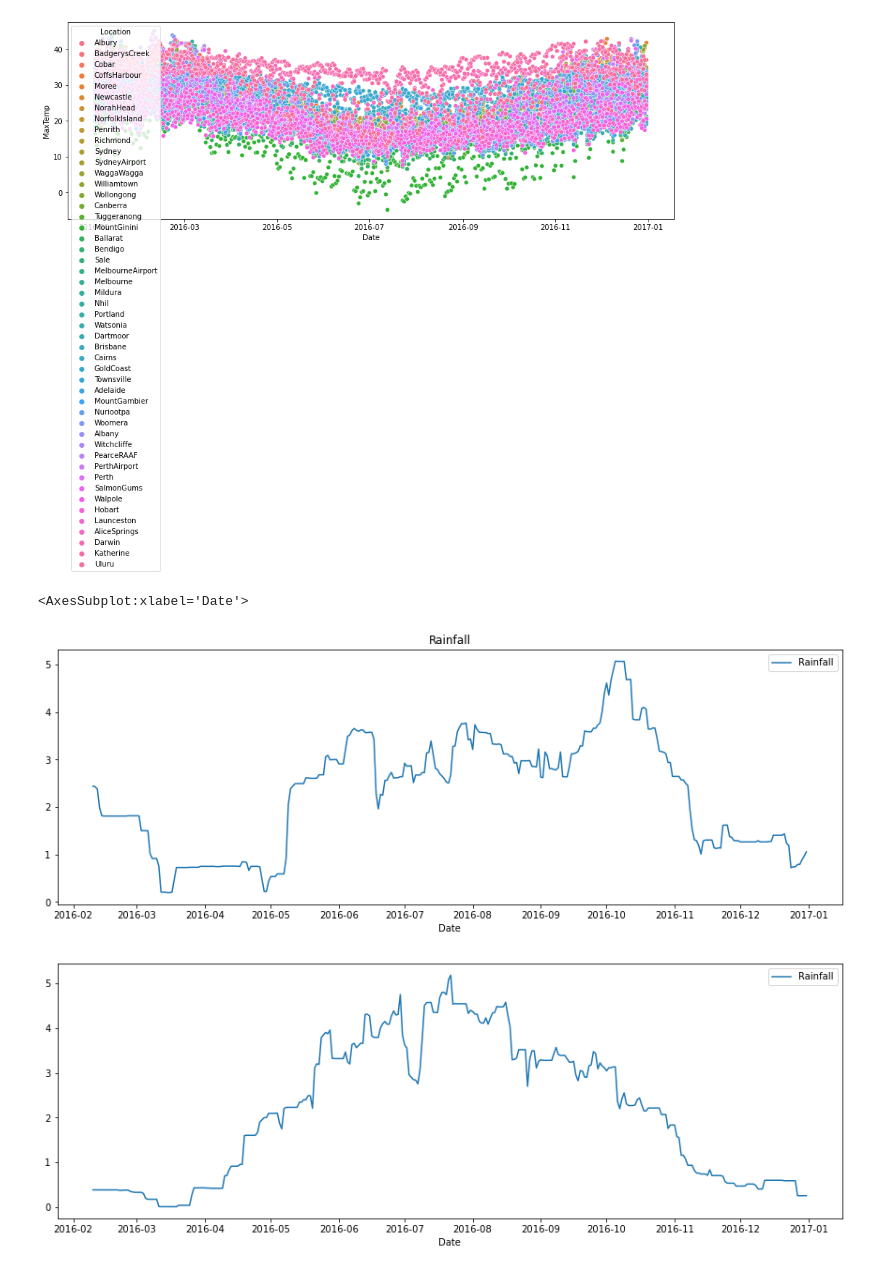
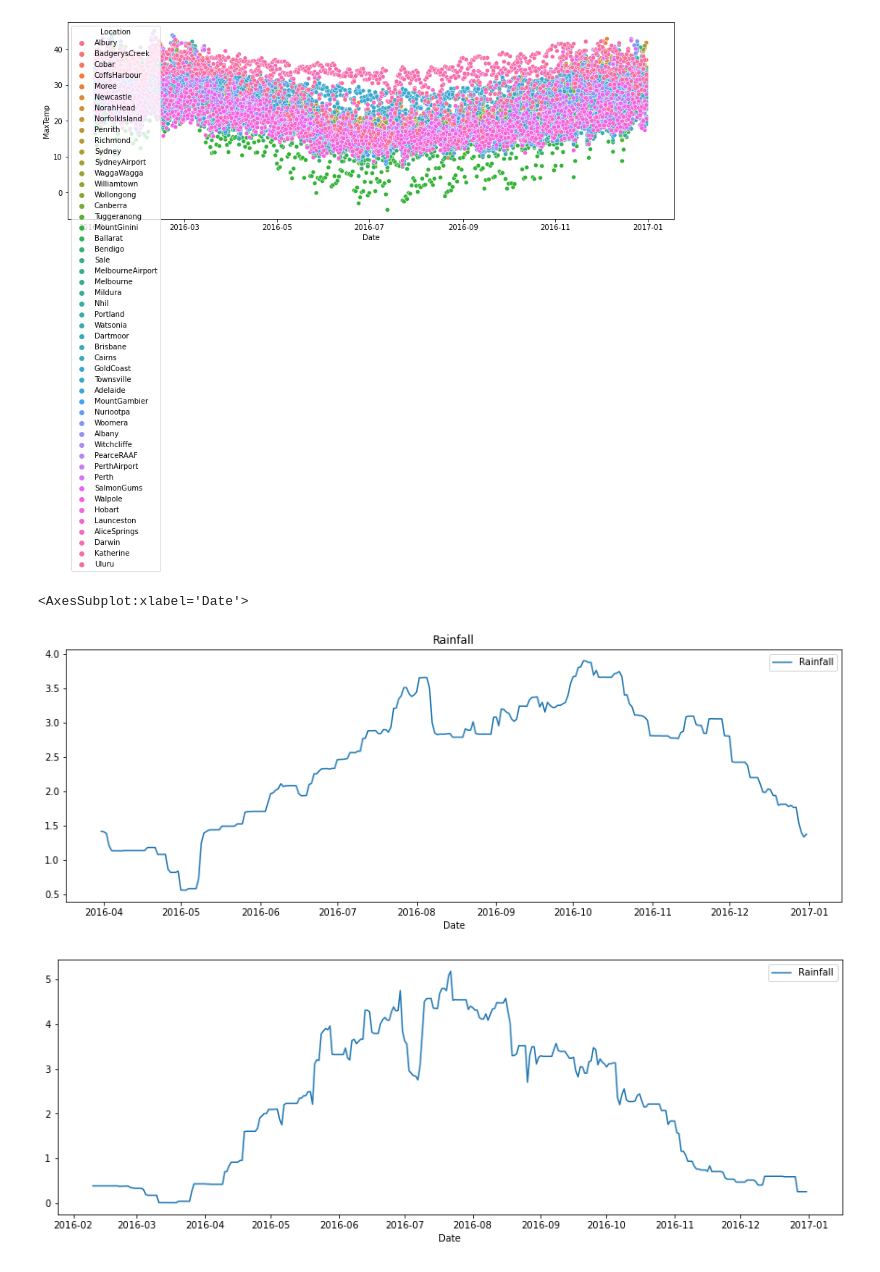
Before and after one commit to Paul-Austria/KIDSMiniProjekt, a Jupyter notebook: MiniProject.ipynb, the cells around one changed output. Drawn from its saved outputs; the diff is of its cells as text; code cells hidden in the pictures.

```diff
--- a/MiniProject.ipynb
+++ b/MiniProject.ipynb
@@ -28,12 +30,2 @@ memory usage: 23.6+ MB
 # %%
 weatherData["Date"] = pd.to_datetime(weatherData["Date"])
-# %%
-def convertToBool(value):
-    if value == "No":
-        return False
-    return True;
-
-weatherData["RainTodayBool"] = weatherData["RainToday"].map(convertToBool)
-weatherData["RainTomorrowBool"] = weatherData["RainTomorrow"].map(convertToBool)
-weatherData.drop("RainToday",inplace=True, axis=1)
-weatherData.drop("RainTomorrow",inplace=True, axis=1)
@@ -79,17 +91,17 @@ sns.scatterplot(data = dataFrom2016,y="MaxTemp", x='Date', hue='Location')
 # %%
 albury2016 = dataFrom2016.loc[dataFrom2016["Location"]=="Albury"];
 rainfall = albury2016[["Date", "Rainfall"]]
 rainfall.set_index('Date',inplace=True)
 plt.figure(figsize=(15,5))
 plt.title("Rainfall")
-sns.lineplot(data = rainfall.rolling(window=40).mean() , dashes=False)
+sns.lineplot(data = rainfall.rolling(window=90).mean() , dashes=False)
 
 Perth = dataFrom2016.loc[dataFrom2016["Location"]=="Perth"];
 rainfall = Perth[["Date", "Rainfall"]]
 rainfall.set_index('Date',inplace=True)
 plt.figure(figsize=(15,5))
 sns.lineplot(data = rainfall.rolling(window=40).mean() , dashes=False)
 # %% [output]
 <AxesSubplot:xlabel='Date'>
-[figure, old version]
+[figure, new version]
 [figure]
```
Also changed, not shown: parts of 14 cells of this notebook.
